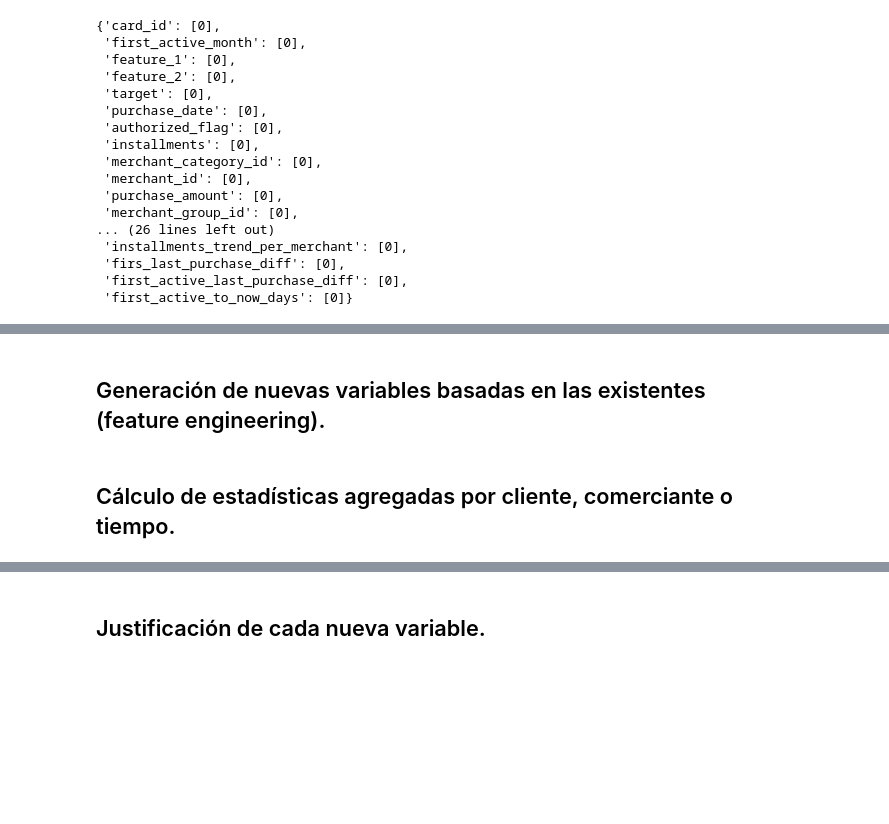
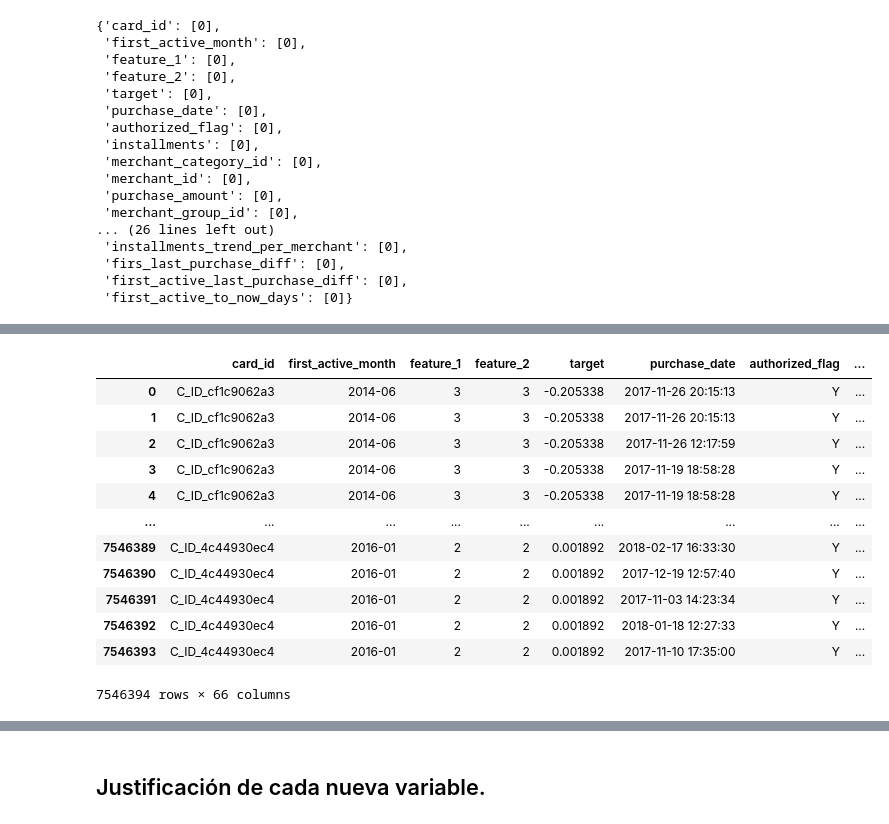
Before and after one commit to paulsantillan787/elo-data-mining, a Jupyter notebook: Preparacion_de_los_datos_v2.ipynb, the cells around one changed output, grey strips where cells are left out. Saved outputs shown, nothing was run; the diff lists cells and outputs as text; code cells hidden in the pictures; blank space fills up the shorter version.

Commit message:
feat: seleccion, limpieza, integracion y construccion de variables

```diff
--- a/Preparacion_de_los_datos_v2.ipynb
+++ b/Preparacion_de_los_datos_v2.ipynb
@@ -1417,54 +1148,45 @@ numeric_cols = [
     'firs_last_purchase_diff', 'first_active_last_purchase_diff', 'first_active_to_now_days'
 ]
 
 # Asegurarse de que todas las columnas sean numéricas
 numeric_cols = [col for col in numeric_cols if pd.api.types.is_numeric_dtype(df_final[col])]
 
 # Aplicar transformaciones logarítmicas a columnas seleccionadas
 log_cols = ['total_amount', 'transaction_count', 'total_amount_authorized', 'total_amount_not_authorized']
 for col in log_cols:
     if col in df_final.columns:
         df_final[f'log_{col}'] = np.log1p(df_final[col])  # log(1 + x) para evitar log(0)
 
 # Reemplazar valores infinitos por NaN
 df_final[numeric_cols] = df_final[numeric_cols].replace([np.inf, -np.inf], np.nan)
 
 # Rellenar valores NaN con la mediana de cada columna
 df_final[numeric_cols] = df_final[numeric_cols].fillna(df_final[numeric_cols].median())
 
 # Estandarizar las columnas numéricas
 scaler = StandardScaler()
 scaled_cols = [f'scaled_{col}' for col in numeric_cols]
 df_final[scaled_cols] = scaler.fit_transform(df_final[numeric_cols])
 
 # Crear interacciones entre variables
 df_final['interaction_amount_transactions'] = df_final['total_amount'] * df_final['transaction_count']
 
 # Eliminar columnas redundantes basadas en la matriz de correlación
 high_corr_cols = ['mean_amount', 'total_amount_not_authorized']  # Ejemplo
 df_final = df_final.drop(columns=high_corr_cols)
 
-# Dividir los datos en entrenamiento y prueba
-X = df_final.drop(columns=['target']).select_dtypes(include=[np.number])  # Eliminar la columna objetivo
-y = df_final['target']
-X_train, X_test, y_train, y_test = train_test_split(X, y, test_size=0.2, random_state=42)
-
-# Entrenar un modelo de ejemplo (Random Forest)
-#model = RandomForestRegressor(random_state=42)
-model = RandomForestRegressor(n_estimators=100, random_state=42, n_jobs=8)
-model.fit(X_train, y_train)
-
-# Evaluar el modelo
-y_pred = model.predict(X_test)
-mse = mean_squared_error(y_test, y_pred)
-print(f"Mean Squared Error: {mse}")
-
-# Mostrar importancia de características
-feature_importances = pd.DataFrame({
-    'Feature': X_train.columns,
-    'Importance': model.feature_importances_
-}).sort_values(by='Importance', ascending=False)
-
-print(feature_importances)
+df_final
+# %% [output]
+|  | card_id | first_active_month | feature_1 | feature_2 | target | purchase_date | authorized_flag | ... |
+| 0 | C_ID_cf1c9062a3 | 2014-06 | 3 | 3 | -0.205338 | 2017-11-26 20:15:13 | Y | ... |
+| 1 | C_ID_cf1c9062a3 | 2014-06 | 3 | 3 | -0.205338 | 2017-11-26 20:15:13 | Y | ... |
+| 2 | C_ID_cf1c9062a3 | 2014-06 | 3 | 3 | -0.205338 | 2017-11-26 12:17:59 | Y | ... |
+| 3 | C_ID_cf1c9062a3 | 2014-06 | 3 | 3 | -0.205338 | 2017-11-19 18:58:28 | Y | ... |
+| 4 | C_ID_cf1c9062a3 | 2014-06 | 3 | 3 | -0.205338 | 2017-11-19 18:58:28 | Y | ... |
+| ... | ... | ... | ... | ... | ... | ... | ... | ... |
+| 7546389 | C_ID_4c44930ec4 | 2016-01 | 2 | 2 | 0.001892 | 2018-02-17 16:33:30 | Y | ... |
+| 7546390 | C_ID_4c44930ec4 | 2016-01 | 2 | 2 | 0.001892 | 2017-12-19 12:57:40 | Y | ... |
+| 7546391 | C_ID_4c44930ec4 | 2016-01 | 2 | 2 | 0.001892 | 2017-11-03 14:23:34 | Y | ... |
+| 7546392 | C_ID_4c44930ec4 | 2016-01 | 2 | 2 | 0.001892 | 2018-01-18 12:27:33 | Y | ... |
+| 7546393 | C_ID_4c44930ec4 | 2016-01 | 2 | 2 | 0.001892 | 2017-11-10 17:35:00 | Y | ... |
+7546394 rows × 66 columns
-# %% [markdown]
-## Generación de nuevas variables basadas en las existentes (feature engineering).
@@ -1473,2 +1192,0 @@ print(feature_importances)
-# %% [markdown]
-## Cálculo de estadísticas agregadas por cliente, comerciante o tiempo.
```
Also changed, not shown: parts of 24 cells of this notebook.
